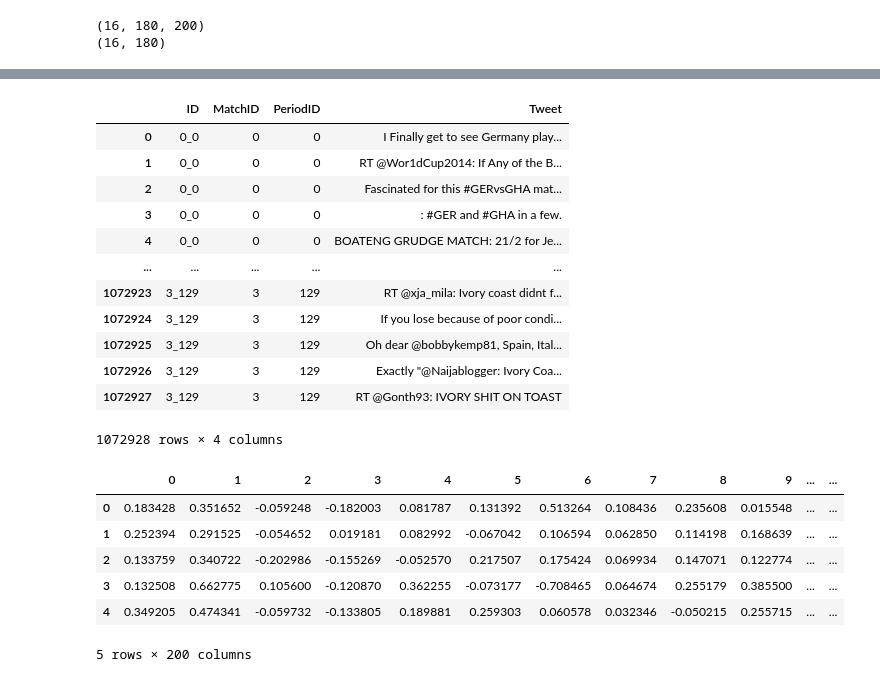
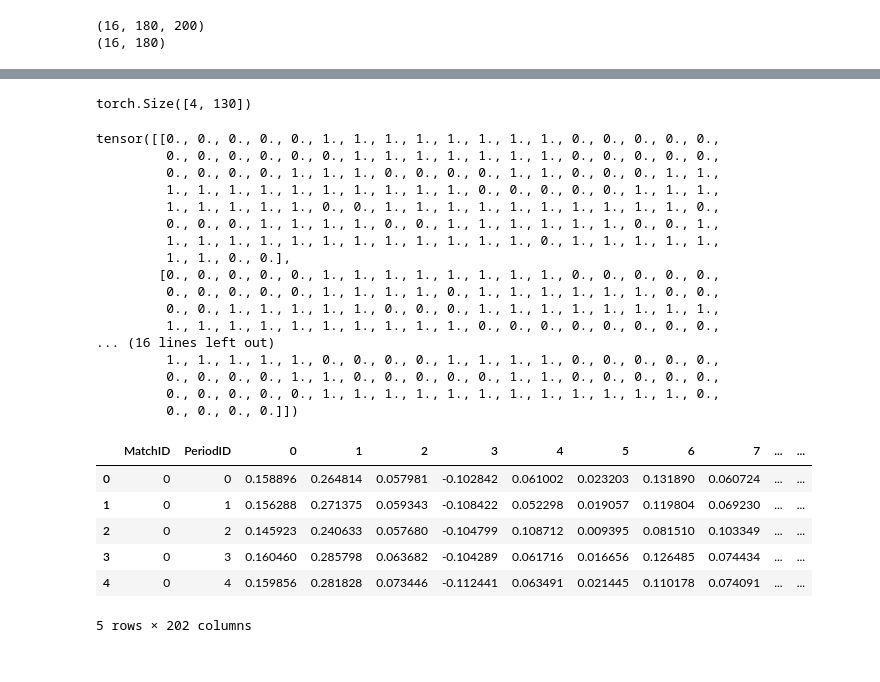
Before and after one commit to vmic2002/DeepLearningChallengeCSC_51054_EP, a Jupyter notebook: Group_challenge_weight_watchers.ipynb, the cells around one changed output, grey strips where cells are left out. Cells and saved outputs as stored; diff of their text form; code cells hidden in the pictures.

Commit message:
Cleaned and rearranged the order of the notebook, added a save & load system and added code to output a submission file.

```diff
--- a/Group_challenge_weight_watchers.ipynb
+++ b/Group_challenge_weight_watchers.ipynb
@@ -684,0 +745,3 @@ GreeceIvoryCoast44.csv
+# %%
+df_eval = pd.read_feather("processed_data/eval_tweets_processed.feather")
+df_eval
@@ -685,16 +812,41 @@ GreeceIvoryCoast44.csv
+# %%
+model.eval()
+
+with torch.no_grad():
+    predictions = model(X_eval_tensor)
+
+# Predictions have values between 0 and 1 because forward pass of LSTM contains sigmoid at output
+
+# This converts to same dimensional array of True or false, and .float() converts True to 1 and False to 0
+predicted_classes = (predictions > 0.5).float() # 0.5 is threshold
+print(predicted_classes.shape)
+predicted_classes
+# %% [output]
+torch.Size([4, 130])
+tensor([[0., 0., 0., 0., 0., 1., 1., 1., 1., 1., 1., 1., 1., 0., 0., 0., 0., 0.,
+         0., 0., 0., 0., 0., 0., 1., 1., 1., 1., 1., 1., 1., 0., 0., 0., 0., 0.,
+         0., 0., 0., 0., 1., 1., 1., 0., 0., 0., 0., 1., 1., 0., 0., 0., 1., 1.,
+         1., 1., 1., 1., 1., 1., 1., 1., 1., 1., 0., 0., 0., 0., 0., 1., 1., 1.,
+         1., 1., 1., 1., 1., 0., 0., 1., 1., 1., 1., 1., 1., 1., 1., 1., 1., 0.,
+         0., 0., 0., 1., 1., 1., 1., 0., 0., 1., 1., 1., 1., 1., 1., 0., 0., 1.,
+         1., 1., 1., 1., 1., 1., 1., 1., 1., 1., 1., 1., 0., 1., 1., 1., 1., 1.,
+         1., 1., 0., 0.],
+        [0., 0., 0., 0., 0., 1., 1., 1., 1., 1., 1., 1., 1., 0., 0., 0., 0., 0.,
+         0., 0., 0., 0., 0., 1., 1., 1., 1., 0., 1., 1., 1., 1., 1., 1., 0., 0.,
+         0., 0., 1., 1., 1., 1., 1., 0., 0., 0., 1., 1., 1., 1., 1., 1., 1., 1.,
+         1., 1., 1., 1., 1., 1., 1., 1., 1., 1., 0., 0., 0., 0., 0., 0., 0., 0.,
+... (16 lines left out)
+         1., 1., 1., 1., 1., 0., 0., 0., 0., 1., 1., 1., 1., 0., 0., 0., 0., 0.,
+         0., 0., 0., 0., 1., 1., 0., 0., 0., 0., 0., 1., 1., 0., 0., 0., 0., 0.,
+         0., 0., 0., 0., 0., 1., 1., 1., 1., 1., 1., 1., 1., 1., 1., 1., 1., 0.,
+         0., 0., 0., 0.]])
 # %%
-df_eval
+df_eval.head()
 # %% [output]
-|  | ID | MatchID | PeriodID | Tweet |
-| 0 | 0_0 | 0 | 0 | I Finally get to see Germany play... |
-| 1 | 0_0 | 0 | 0 | RT @Wor1dCup2014: If Any of the B... |
-| 2 | 0_0 | 0 | 0 | Fascinated for this #GERvsGHA mat... |
-| 3 | 0_0 | 0 | 0 | : #GER and #GHA in a few. |
-| 4 | 0_0 | 0 | 0 | BOATENG GRUDGE MATCH: 21/2 for Je... |
-| ... | ... | ... | ... | ... |
-| 1072923 | 3_129 | 3 | 129 | RT @xja_mila: Ivory coast didnt f... |
-| 1072924 | 3_129 | 3 | 129 | If you lose because of poor condi... |
-| 1072925 | 3_129 | 3 | 129 | Oh dear @bobbykemp81, Spain, Ital... |
-| 1072926 | 3_129 | 3 | 129 | Exactly "@Naijablogger: Ivory Coa... |
-| 1072927 | 3_129 | 3 | 129 | RT @Gonth93: IVORY SHIT ON TOAST |
+|  | MatchID | PeriodID | 0 | 1 | 2 | 3 | 4 | 5 | 6 | 7 | ... | ... |
+| 0 | 0 | 0 | 0.158896 | 0.264814 | 0.057981 | -0.102842 | 0.061002 | 0.023203 | 0.131890 | 0.060724 | ... | ... |
+| 1 | 0 | 1 | 0.156288 | 0.271375 | 0.059343 | -0.108422 | 0.052298 | 0.019057 | 0.119804 | 0.069230 | ... | ... |
+| 2 | 0 | 2 | 0.145923 | 0.240633 | 0.057680 | -0.104799 | 0.108712 | 0.009395 | 0.081510 | 0.103349 | ... | ... |
+| 3 | 0 | 3 | 0.160460 | 0.285798 | 0.063682 | -0.104289 | 0.061716 | 0.016656 | 0.126485 | 0.074434 | ... | ... |
+| 4 | 0 | 4 | 0.159856 | 0.281828 | 0.073446 | -0.112441 | 0.063491 | 0.021445 | 0.110178 | 0.074091 | ... | ... |
-1072928 rows × 4 columns
+5 rows × 202 columns
@@ -703,12 +852,0 @@ df_eval['Tweet'] = df_eval['Tweet'].apply(preprocess_text)
-# %%
-tweet_vectors = np.vstack([get_avg_embedding(tweet, embeddings_model, vector_size) for tweet in df_eval['Tweet']])
-tweet_df = pd.DataFrame(tweet_vectors)
-tweet_df.head()
-# %% [output]
-|  | 0 | 1 | 2 | 3 | 4 | 5 | 6 | 7 | 8 | 9 | ... | ... |
-| 0 | 0.183428 | 0.351652 | -0.059248 | -0.182003 | 0.081787 | 0.131392 | 0.513264 | 0.108436 | 0.235608 | 0.015548 | ... | ... |
-| 1 | 0.252394 | 0.291525 | -0.054652 | 0.019181 | 0.082992 | -0.067042 | 0.106594 | 0.062850 | 0.114198 | 0.168639 | ... | ... |
-| 2 | 0.133759 | 0.340722 | -0.202986 | -0.155269 | -0.052570 | 0.217507 | 0.175424 | 0.069934 | 0.147071 | 0.122774 | ... | ... |
-| 3 | 0.132508 | 0.662775 | 0.105600 | -0.120870 | 0.362255 | -0.073177 | -0.708465 | 0.064674 | 0.255179 | 0.385500 | ... | ... |
-| 4 | 0.349205 | 0.474341 | -0.059732 | -0.133805 | 0.189881 | 0.259303 | 0.060578 | 0.032346 | -0.050215 | 0.255715 | ... | ... |
-5 rows × 200 columns
```
Also changed, not shown: parts of 101 cells of this notebook, 3 other files.
